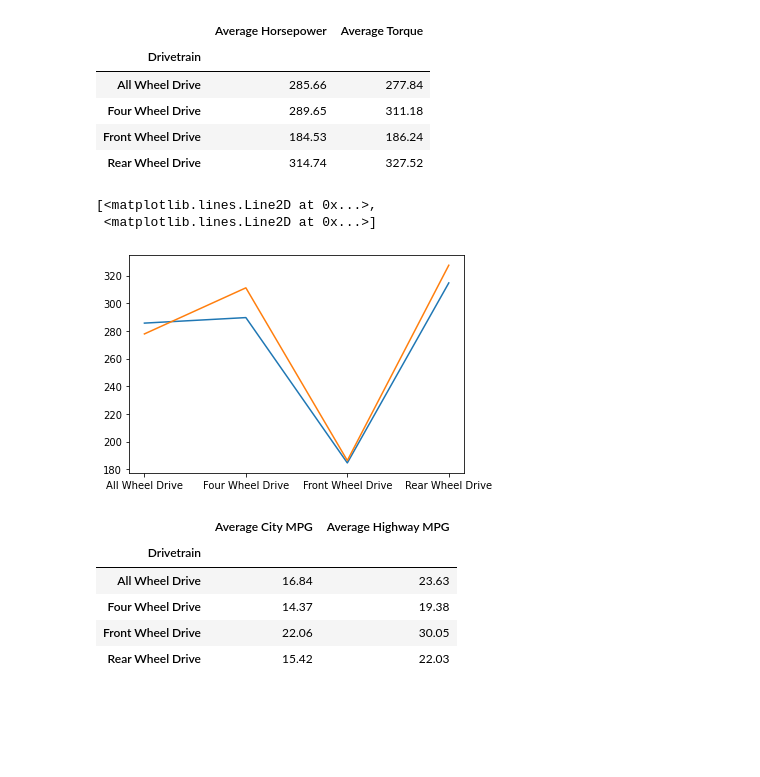
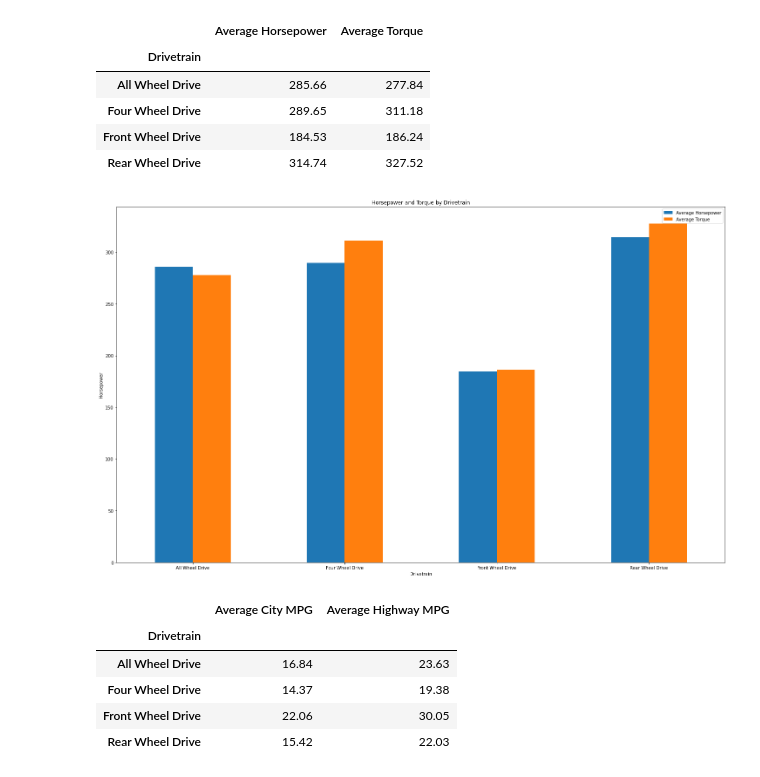
Before and after one commit to allenbra17/JBBP1, a Jupyter notebook: Working Notebook .ipynb, the cells around one changed output. Cells and saved outputs as stored; diff of their text form; code cells hidden in the pictures; blank space fills up the shorter version.

```diff
--- a/Working Notebook .ipynb
+++ b/Working Notebook .ipynb
@@ -391,12 +391,15 @@ new_horse
 | Four Wheel Drive | 289.65 | 311.18 |
 | Front Wheel Drive | 184.53 | 186.24 |
 | Rear Wheel Drive | 314.74 | 327.52 |
-# %%
-plt.plot(new_horse)
-# %% [output]
-[<matplotlib.lines.Line2D at 0x...>,
- <matplotlib.lines.Line2D at 0x...>]
-[figure, removed]
+# %%
+new_horse.plot(kind="bar", figsize=(25,15))
+
+plt.title("Horsepower and Torque by Drivetrain")
+plt.ylabel("Horsepower")
+plt.xticks(rotation=0)
+plt.show()
+# %% [output]
+[figure, added]
 # %%
 drivetrain_df = new_df.groupby(['Drivetrain'])
 #drivetrain_df.count().head(10)
```
Also changed, not shown: parts of 13 cells of this notebook.
